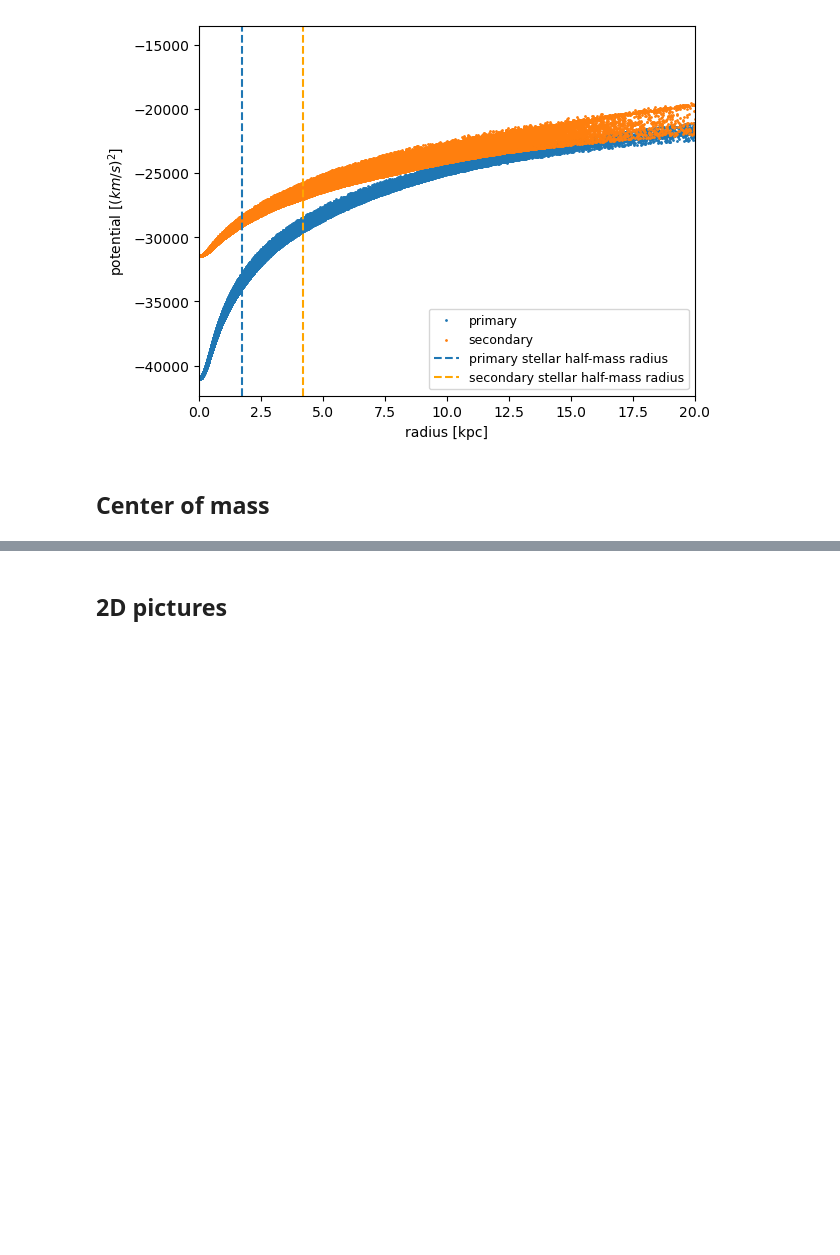
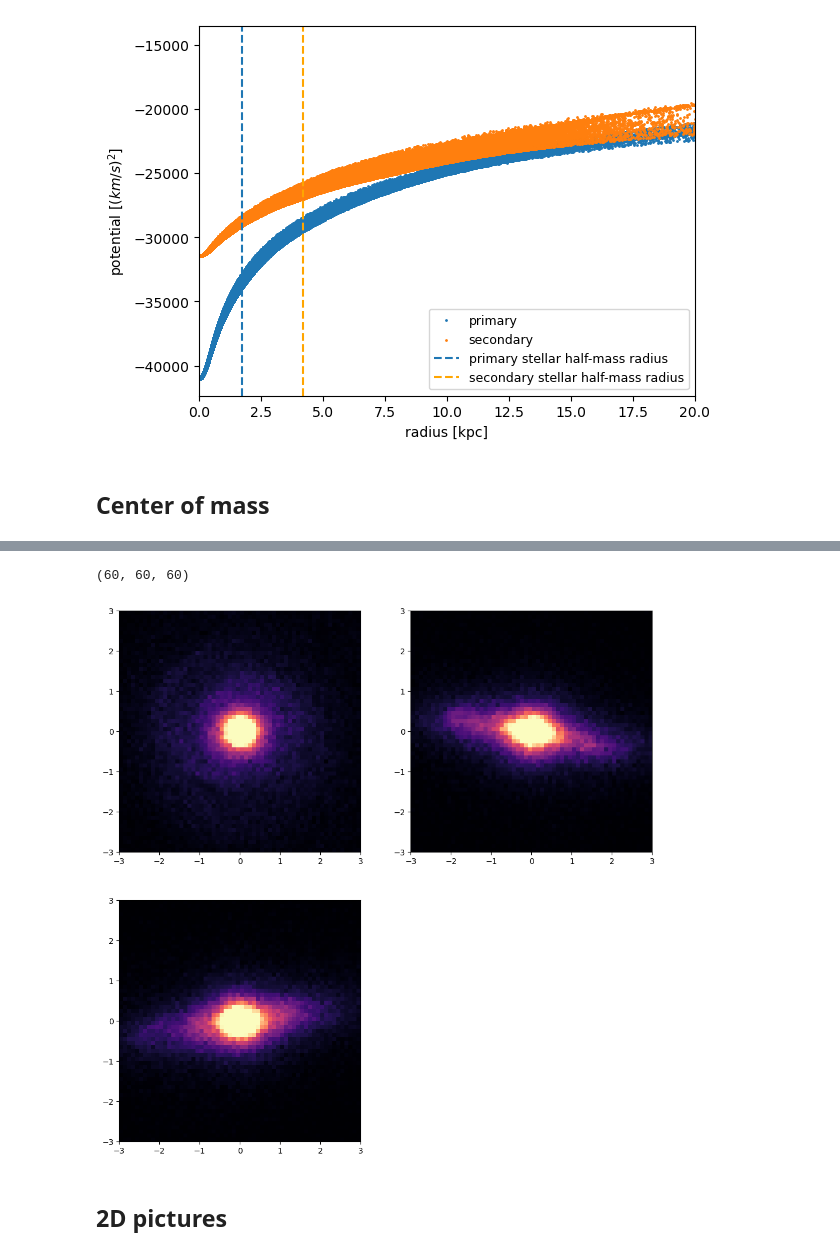
Before and after one commit to Amedeo1054/particelleeee, a Jupyter notebook: single_snapshot.ipynb, the cells around one changed output, grey strips where cells are left out. Cells and saved outputs as stored; diff of their text form; code cells hidden in the pictures; blank space fills up the shorter version.

```diff
--- a/single_snapshot.ipynb
+++ b/single_snapshot.ipynb
@@ -405,3 +484,50 @@ Distance from the most bound particle position:
+# %%
+L = 3
+x = p1_rot[0][(p1_rot[0]>-L) & (p1_rot[0]<L) & (p1_rot[1]>-L) & (p1_rot[1]<L) & (p1_rot[2]>-L) & (p1_rot[2]<L)]
+y = p1_rot[1][(p1_rot[0]>-L) & (p1_rot[0]<L) & (p1_rot[1]>-L) & (p1_rot[1]<L) & (p1_rot[2]>-L) & (p1_rot[2]<L)]
+z = p1_rot[2][(p1_rot[0]>-L) & (p1_rot[0]<L) & (p1_rot[1]>-L) & (p1_rot[1]<L) & (p1_rot[2]>-L) & (p1_rot[2]<L)]
+
+# Dimensione delle celle
+dx = dy = dz = 0.1
+
+# Bordi della regione
+x_edges = np.arange(x.min(), x.max() + dx, dx)
+y_edges = np.arange(y.min(), y.max() + dy, dy)
+z_edges = np.arange(z.min(), z.max() + dz, dz)
+
+# Istogramma 3D
+density, edges = np.histogramdd(
+    np.column_stack((x, y, z)),
+    bins=(x_edges, y_edges, z_edges)
+)
+
+density.shape
+# %% [output]
+(60, 60, 60)
+# %%
+lim = L
+
+fig = plt.figure(figsize=(12,12))
+for k in range(3):
+    ax = fig.add_subplot(2,2,k+1)
+    density_xy = density.sum(axis=2-k)
+    plt.imshow(
+        density_xy.T,
+        origin='lower',
+        extent=[
+            x_edges[0], x_edges[-1],
+            y_edges[0], y_edges[-1]
+        ],
+        aspect='equal',
+        cmap='magma', vmin=0, vmax=250
+    )
+
+    plt.xlim(-lim,lim)
+    plt.ylim(-lim,lim)
+#plt.colorbar(label='Numero di particelle')
+plt.show()
+# %% [output]
+[figure, added]
 # %% [markdown]
 ## 2D pictures
 # %%
```
Also changed, not shown: parts of 8 cells of this notebook, 1 other file.
